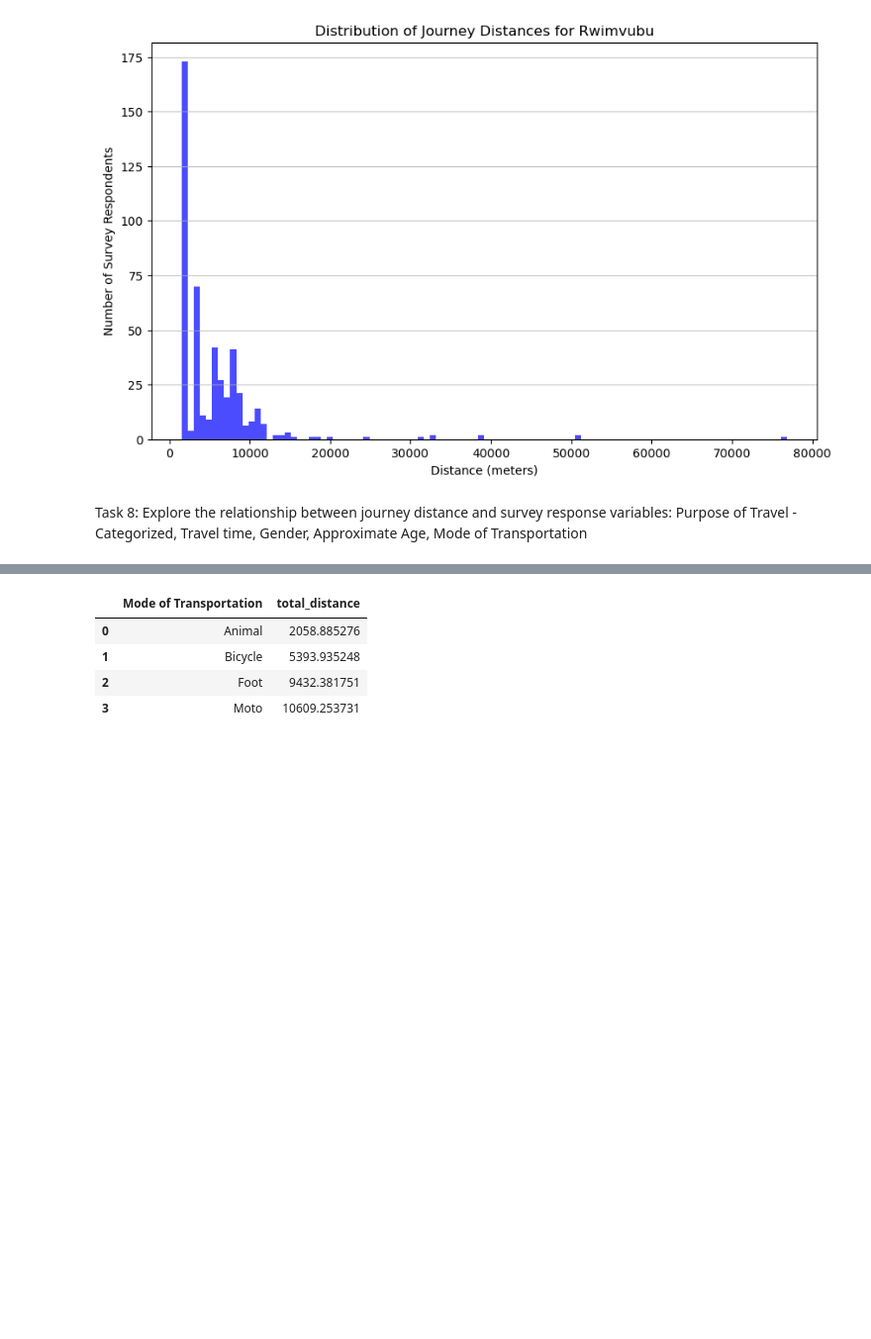
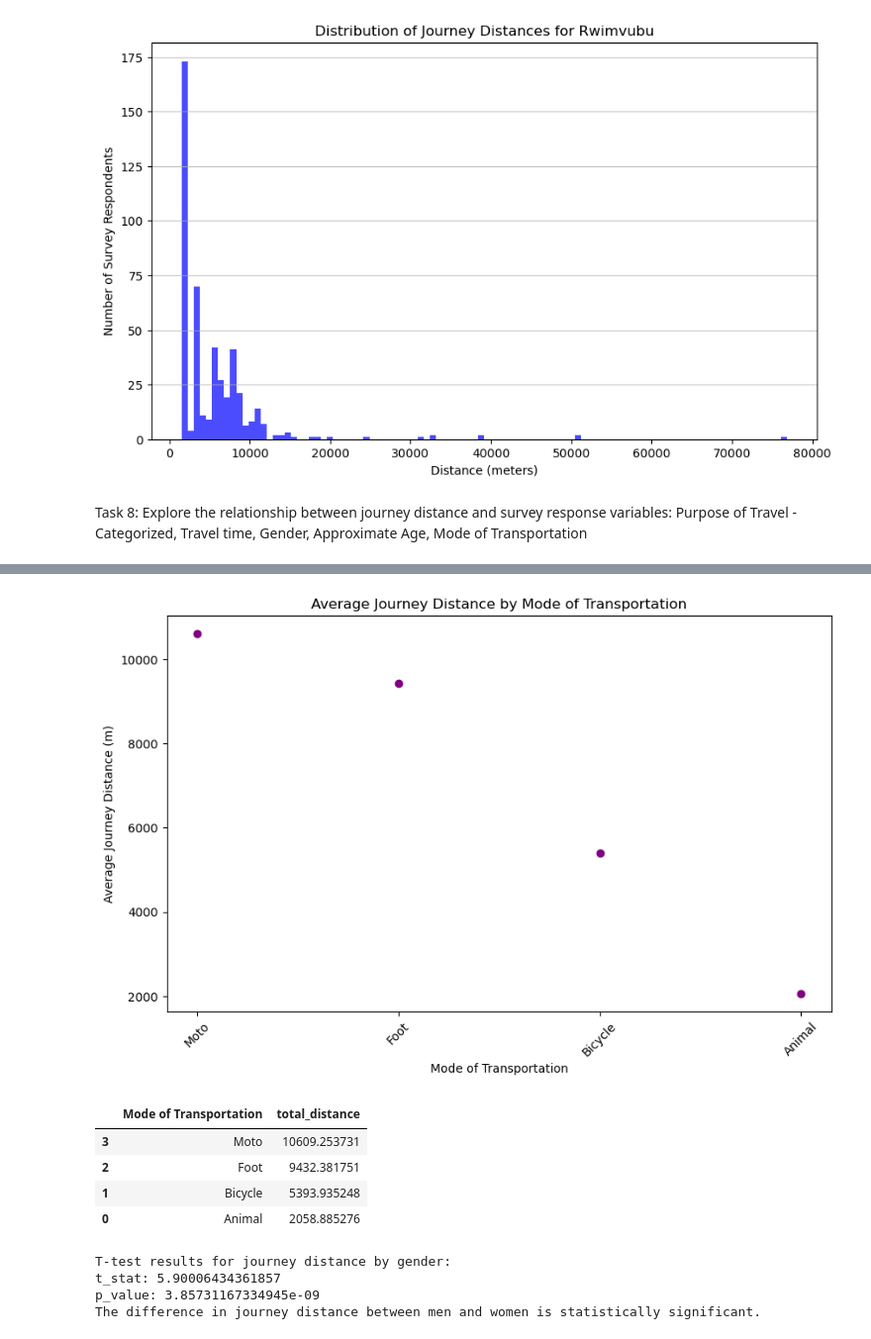
Before and after one commit to bridgestoprosperity/general-data, a Jupyter notebook: notebooks/catchment-analysis/journey-distances.ipynb, the cells around one changed output, grey strips where cells are left out. Shown at 99% size. Saved outputs shown, nothing was run; the diff lists cells and outputs as text; code cells hidden in the pictures; blank space fills up the shorter version.

Commit message:
Built out statistical tests

```diff
--- a/notebooks/catchment-analysis/journey-distances.ipynb
+++ b/notebooks/catchment-analysis/journey-distances.ipynb
@@ -406,7 +406,7 @@ plot_journey_distance_distribution(survey_data = Rwanda_catchment_surveys, bridg
 # %% [markdown]
 Task 8: Explore the relationship between journey distance and survey response variables: Purpose of Travel - Categorized, Travel time, Gender, Approximate Age, Mode of Transportation
 # %%
-def calculate_average_distances_by_column(survey_data, column_name):
+def calculate_average_distances_by_column(survey_data, column_name, color):
     if column_name not in survey_data.columns:
         raise ValueError(f"Column '{column_name}' does not exist in the survey data.")
 
@@ -415,11 +415,10 @@ def calculate_average_distances_by_column(survey_data, column_name):
 
     # Create scatter plot
     plt.figure(figsize=(10, 6))
-    plt.scatter(mean_distance[column_name], mean_distance['total_distance'], alpha=0.7)
+    plt.scatter(mean_distance[column_name], mean_distance['total_distance'], color=color)
     plt.title(f"Average Journey Distance by {column_name}")
     plt.xlabel(column_name)
-    plt.ylabel("Average Journey Distance (km)")
-    plt.grid()
+    plt.ylabel("Average Journey Distance (m)")
     plt.xticks(rotation=45)
     plt.show()
 
@@ -479,10 +481,39 @@ calculate_average_distances_by_column(Rwanda_catchment_surveys, 'Approximate Age
 | 3 | Young adult | 7366.850552 |
 | 4 | Young child | 7202.986694 |
 # %%
-calculate_average_distances_by_column(Rwanda_catchment_surveys, 'Mode of Transportation')
+calculate_average_distances_by_column(Rwanda_catchment_surveys, 'Mode of Transportation', color='purple')
 # %% [output]
+[figure, added]
 |  | Mode of Transportation | total_distance |
+| 3 | Moto | 10609.253731 |
+| 2 | Foot | 9432.381751 |
+| 1 | Bicycle | 5393.935248 |
 | 0 | Animal | 2058.885276 |
-| 1 | Bicycle | 5393.935248 |
-| 2 | Foot | 9432.381751 |
-| 3 | Moto | 10609.253731 |
+# %%
+# Investigate whether the difference in journey distance for men and women is statistically significant
+# Use a t-test to compare the means of two independent samples
+
+from scipy import stats
+
+def t_test_gender(survey_data):
+    men_distances = survey_data[survey_data['Gender'] == 'Male']['total_distance'].dropna()
+    women_distances = survey_data[survey_data['Gender'] == 'Female']['total_distance'].dropna()
+
+    t_stat, p_value = stats.ttest_ind(men_distances, women_distances, equal_var=False)
+
+    print(f"T-test results for journey distance by gender:")
+    print(f"t_stat: {t_stat}")
+    print(f"p_value: {p_value}")
+    if p_value < 0.05:
+        print("The difference in journey distance between men and women is statistically significant.")
+    else:
+        print("The difference in journey distance between men and women is not statistically significant.")
+
+    return t_stat, p_value
+
+t_test_gender_result = t_test_gender(Rwanda_catchment_surveys)
+# %% [output]
+T-test results for journey distance by gender:
+t_stat: 5.90006434361857
+p_value: 3.85731167334945e-09
+The difference in journey distance between men and women is statistically significant.
```
Also changed, not shown: parts of 13 cells of this notebook.
